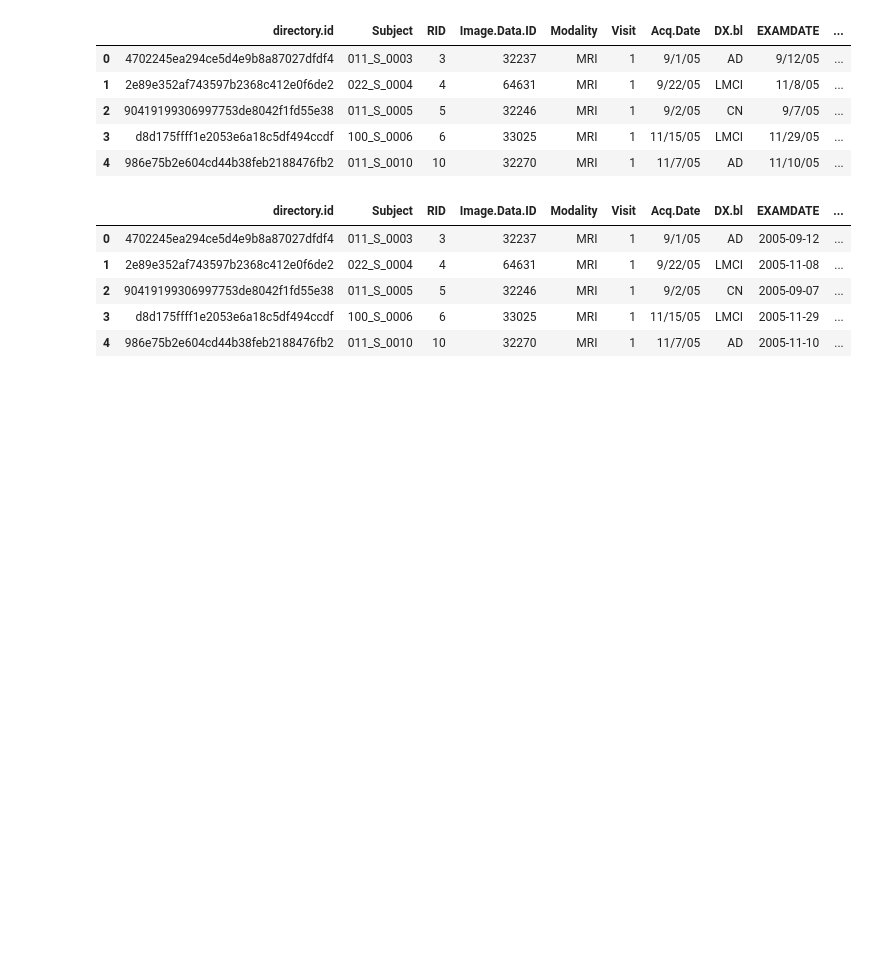
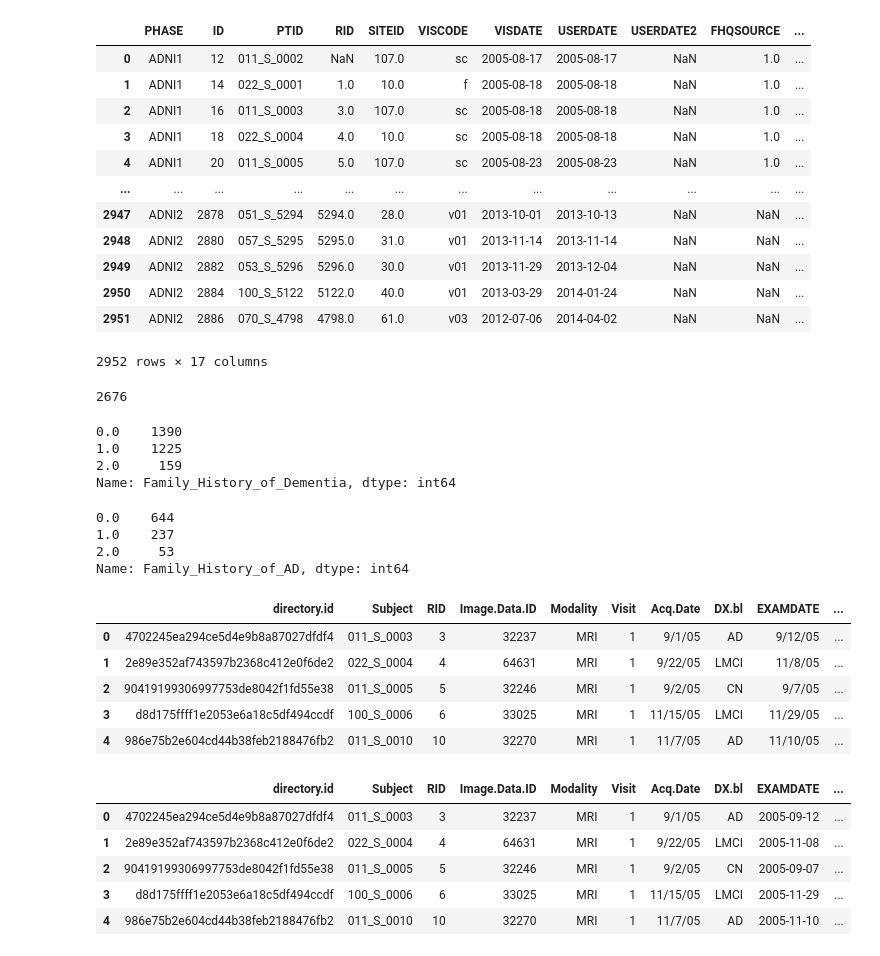
Before and after one commit to jvgalvin/capstone, a Jupyter notebook: notebooks/Medical_History_EDA.ipynb, the cells around one changed output. Drawn from its saved outputs; the diff is of its cells as text; code cells hidden in the pictures; blank space fills up the shorter version.

Commit message:
added famhist

```diff
--- a/notebooks/Medical_History_EDA.ipynb
+++ b/notebooks/Medical_History_EDA.ipynb
@@ -18,0 +28,19 @@ challenge = pd.read_csv('../data/AD_Challenge_Training_Data_Clinical_Updated_7.2
+# %%
+famhist = famhist.replace(-4.0, np.nan)
+famhist = famhist.replace(-1.0, np.nan)
+famhist = famhist.replace(2.0, np.nan)
+famhist
+# %% [output]
+|  | PHASE | ID | PTID | RID | SITEID | VISCODE | VISDATE | USERDATE | USERDATE2 | FHQSOURCE | ... |
+| 0 | ADNI1 | 12 | 011_S_0002 | NaN | 107.0 | sc | 2005-08-17 | 2005-08-17 | NaN | 1.0 | ... |
+| 1 | ADNI1 | 14 | 022_S_0001 | 1.0 | 10.0 | f | 2005-08-18 | 2005-08-18 | NaN | 1.0 | ... |
+| 2 | ADNI1 | 16 | 011_S_0003 | 3.0 | 107.0 | sc | 2005-08-18 | 2005-08-18 | NaN | 1.0 | ... |
+| 3 | ADNI1 | 18 | 022_S_0004 | 4.0 | 10.0 | sc | 2005-08-18 | 2005-08-18 | NaN | 1.0 | ... |
+| 4 | ADNI1 | 20 | 011_S_0005 | 5.0 | 107.0 | sc | 2005-08-23 | 2005-08-23 | NaN | 1.0 | ... |
+| ... | ... | ... | ... | ... | ... | ... | ... | ... | ... | ... | ... |
+| 2947 | ADNI2 | 2878 | 051_S_5294 | 5294.0 | 28.0 | v01 | 2013-10-01 | 2013-10-13 | NaN | NaN | ... |
+| 2948 | ADNI2 | 2880 | 057_S_5295 | 5295.0 | 31.0 | v01 | 2013-11-14 | 2013-11-14 | NaN | NaN | ... |
+| 2949 | ADNI2 | 2882 | 053_S_5296 | 5296.0 | 30.0 | v01 | 2013-11-29 | 2013-12-04 | NaN | NaN | ... |
+| 2950 | ADNI2 | 2884 | 100_S_5122 | 5122.0 | 40.0 | v01 | 2013-03-29 | 2014-01-24 | NaN | NaN | ... |
+| 2951 | ADNI2 | 2886 | 070_S_4798 | 4798.0 | 61.0 | v03 | 2012-07-06 | 2014-04-02 | NaN | NaN | ... |
+2952 rows × 17 columns
@@ -18,0 +49,20 @@ challenge = pd.read_csv('../data/AD_Challenge_Training_Data_Clinical_Updated_7.2
+# %%
+famhist['RID'].nunique()
+# %% [output]
+2676
+# %%
+famhist['Family_History_of_Dementia'] = famhist['FHQMOM'] + famhist['FHQDAD']
+famhist['Family_History_of_Dementia'].value_counts()
+# %% [output]
+0.0    1390
+1.0    1225
+2.0     159
+Name: Family_History_of_Dementia, dtype: int64
+# %%
+famhist['Family_History_of_AD'] = famhist['FHQMOMAD'] + famhist['FHQDADAD']
+famhist['Family_History_of_AD'].value_counts()
+# %% [output]
+0.0    644
+1.0    237
+2.0     53
+Name: Family_History_of_AD, dtype: int64
```
Also changed, not shown: parts of 15 cells of this notebook, 3 other files.
